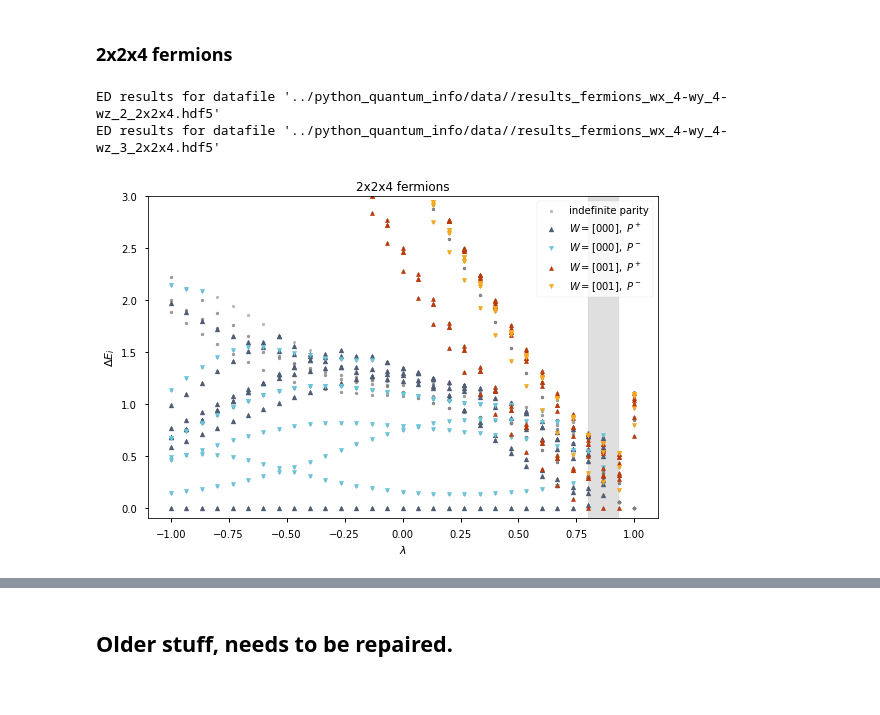
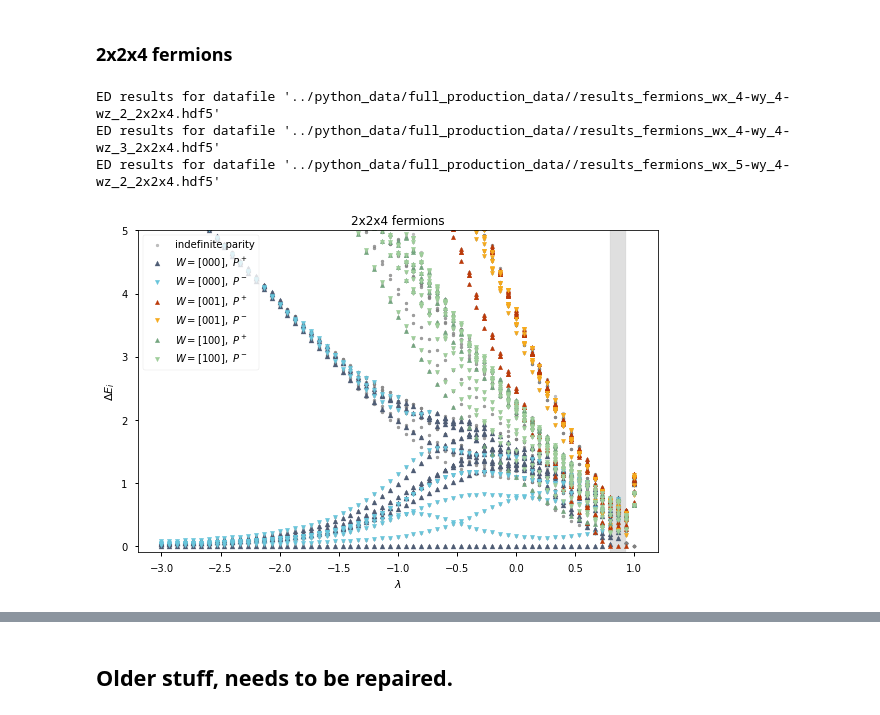
Before and after one commit to cygnus2/FQLMs, a Jupyter notebook: python_spectra/parity_resolved_spectra.ipynb, the cells around one changed output, grey strips where cells are left out. Cells and saved outputs as stored; diff of their text form; code cells hidden in the pictures.

```diff
--- a/python_spectra/parity_resolved_spectra.ipynb
+++ b/python_spectra/parity_resolved_spectra.ipynb
@@ -98,3 +106,18 @@ ED results for datafile '../python_quantum_info/data//results_fermions_wx_2-wy_2
+# %%
+# Highlight some.
+sets = [
+    ({'parity':  1, 'winding_sector': (0,0,0)}, {"color":"#4F5D75", 'marker':'^', 'label':'$W=[000],\ P^+$', 's':25}),
+    ({'parity': -1, 'winding_sector': (0,0,0)}, {"color":"#68C5DB", 'marker':'v', 'label':'$W=[000],\ P^-$', 's':20}),
+
+    ({'parity':  1, 'winding_sector': (0,0,1)}, {"color":"#BC3908", 'marker':'^', 'label':'$W=[001],\ P^+$', 's':20}),
+    ({'parity': -1, 'winding_sector': (0,0,1)}, {"color":"#F6AA1C", 'marker':'v', 'label':'$W=[001],\ P^-$', 's':20}),
+
+    ({'parity':  1, 'winding_sector': (1,0,0)}, {"color":"#74A57F", 'marker':'^', 'label':'$W=[100],\ P^+$', 's':20}),
+    ({'parity': -1, 'winding_sector': (1,0,0)}, {"color":"#9ECE9A", 'marker':'v', 'label':'$W=[100],\ P^-$', 's':20}),
+
+    ({'parity':  1, 'winding_sector': (0,0,2)}, {"color":"#7E1F86", 'marker':'^', 'label':'$W=[002],\ P^+$', 's':20}),
+    ({'parity': -1, 'winding_sector': (0,0,2)}, {"color":"#A14DA0", 'marker':'v', 'label':'$W=[002],\ P^-$', 's':20})
+]
 # %% [markdown]
 ## Spectra of different system sizes.
 # %% [markdown]
@@ -187,13 +322,17 @@ param = {
 res_000 = EDResult(param, data_dir)
 
 param.update({'winding_sector': [0,0,1]})
-res_winding = EDResult(param, data_dir)
+res_winding_z = EDResult(param, data_dir)
+
+param.update({'winding_sector': [1,0,0]})
+res_winding_x = EDResult(param, data_dir)
 
 
 # Combine and compute the gap.
 df = insert_gap([
     res_000.get_eigenvalues(),
-    res_winding.get_eigenvalues()
+    res_winding_x.get_eigenvalues(),
+    res_winding_z.get_eigenvalues()
 ])
 
 
@@ -202,64 +341,45 @@ n_states = 50
 sub = df[
     (df['N']<n_states) &
     (df['lambda']<=1.0) &
-    (df['lambda']>=-1.0)
+    (df['lambda']>=-3.0)
 ]
 
 
 dependency = 'lambda'
 observable = 'gap'
 with plt.style.context('seaborn-notebook'):
     fig, bx = plt.subplots()
 #     fig.set_size_inches(12, 6)
 
     # All points.
     bx.scatter(sub[dependency], sub[observable], marker='.', color='gray', alpha=0.5, zorder=1, s=35, label='indefinite parity')
 
     # Find GS of different winding.
     wind = sub[sub['gs_winding']==1]
     ll, lu = min(wind['lambda']), max(wind['lambda'])
     bx.fill_between([ll, lu], -5, 100, zorder=0, alpha=0.25, color='gray')
 
-    # Highlight some.
-    sets = [
-        (
-            {'parity': 1, 'winding_sector': (0,0,0)},
-            {"color":"#4F5D75", 'marker':'^', 'label':'$W=[000],\ P^+$', 's':25}
-        ),
-        (
-            {'parity': -1, 'winding_sector': (0,0,0)},
-            {"color":"#68C5DB", 'marker':'v', 'label':'$W=[000],\ P^-$', 's':20}
-        )
-        ,
-        (
-            {'parity': 1, 'winding_sector': (0,0,1)},
-            {"color":"#BC3908", 'marker':'^', 'label':'$W=[001],\ P^+$', 's':20}
-        )
-        ,
-        (
-            {'parity': -1, 'winding_sector': (0,0,1)},
-            {"color":"#F6AA1C", 'marker':'v', 'label':'$W=[001],\ P^-$', 's':20}
-        )
-    ]
     for cond, style in sets:
         red = _select_close(cond, sub)
-        bx.scatter(red[dependency], red[observable], **style)
+        if len(red):
+            bx.scatter(red[dependency], red[observable], **style)
 
     # ---
 
     bx.set_xlabel('$\\lambda$')
     bx.set_ylabel('$\\Delta E_i$')
-    bx.set_ylim(-0.1, 3)
+    bx.set_ylim(-0.1, 5)
 
 
-    bx.legend(loc='upper right')
+    bx.legend(loc='upper left')
     bx.set_title('{:d}x{:d}x{:d} {:s}'.format(*param['L'], param['gauge_particles']))
 
 #     bx.set_yscale('log')
 
     fig.tight_layout()
     fig.savefig('spectrum_{:s}_{:d}x{:d}x{:d}.pdf'.format(param['gauge_particles'], *param['L']))
 # %% [output]
-ED results for datafile '../python_quantum_info/data//results_fermions_wx_4-wy_4-wz_2_2x2x4.hdf5'
-ED results for datafile '../python_quantum_info/data//results_fermions_wx_4-wy_4-wz_3_2x2x4.hdf5'
+ED results for datafile '../python_data/full_production_data//results_fermions_wx_4-wy_4-wz_2_2x2x4.hdf5'
+ED results for datafile '../python_data/full_production_data//results_fermions_wx_4-wy_4-wz_3_2x2x4.hdf5'
+ED results for datafile '../python_data/full_production_data//results_fermions_wx_5-wy_4-wz_2_2x2x4.hdf5'
-[figure, old version]
+[figure, new version]
```
Also changed, not shown: parts of 14 cells of this notebook, 9 other files.
